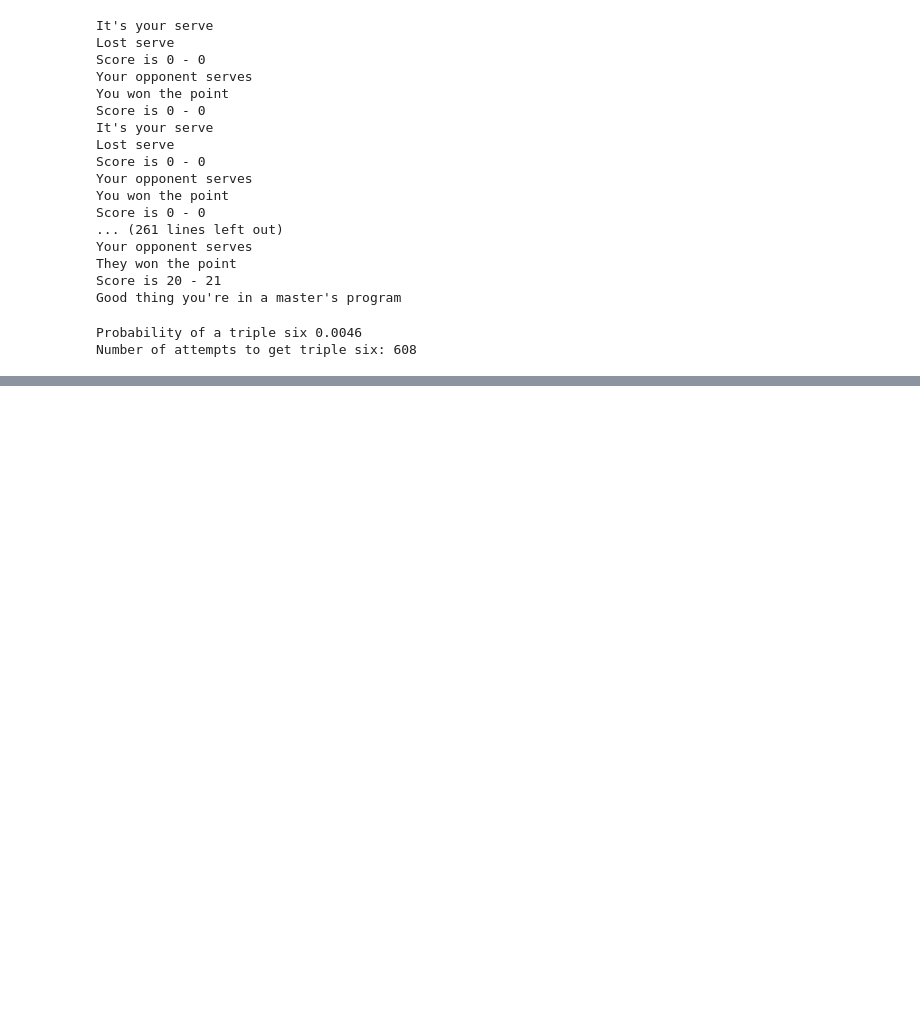
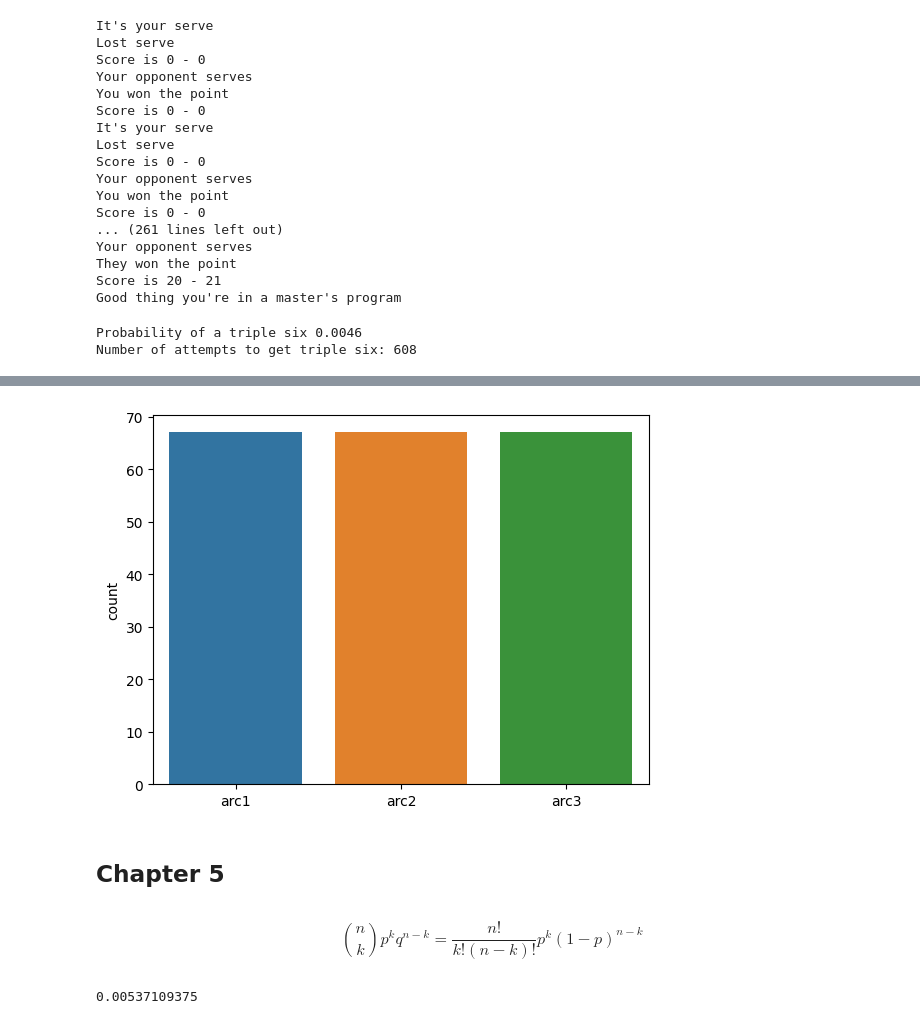
Before and after one commit to kevinhav/DATA605_discussion, a Jupyter notebook: week_5.ipynb, the cells around one changed output, grey strips where cells are left out. Saved outputs shown, nothing was run; the diff lists cells and outputs as text; code cells hidden in the pictures; blank space fills up the shorter version.

```diff
--- a/week_5.ipynb
+++ b/week_5.ipynb
@@ -186,0 +202,65 @@ TypeError: 'set' object is not subscriptable
+# %%
+# Exercise 1
+
+import math
+
+def exercise_2_1(n):
+
+    # This is one way to do it but not sure if it's a great way!
+    # Divide unit circle into arcs of 1/2, 1/3, 1/6
+    unit_circle_circumf = 2 * math.pi * 1 # unit circle, so radius of 1
+
+    # Do I even need this? Can I not say that it is simply just a .5, .33, and .1667 chance respectively?
+    # arc1 = (1/2) * unit_circle_circumf
+    # arc2 = (1/3) * unit_circle_circumf
+    # arc3 = (1/6) * unit_circle_circumf
+
+    arc1 = 0.5
+    arc2 = arc1 + 0.33   # Add each arc to each other to complete the circle
+    arc3 = arc2 + 0.167
+
+    results = {'arc1':[],
+               'arc2':[],
+               'arc3':[]}
+
+     # Simulate a spin between 0 and 1
+    for i in range(n):
+
+        x = random.random()
+
+        # Track results
+        if 0 < x <= arc2:
+            results['arc1'].append(1)
+        elif arc1 < x <= arc3:
+            results['arc2'].append(1)
+        else:
+            results['arc3'].append(1)
+
+    sns.countplot(results)
+
+exercise_2_1(100)
+# %% [output]
+[figure, added]
+# %% [markdown]
+## Chapter 5
+# %% [markdown]
+$$
+\binom{n}kp^kq^{n-k} = \frac{n!}{k!(n-k)!}p^k(1-p)^{n-k}
+$$
+# %%
+# binomial distribution simulation
+import math
+
+def binomial_dist(n):
+
+    p = .5
+    q = .5
+    k = 10
+
+    n_choose_k = math.factorial(n) / (math.factorial(k) * (math.factorial(n - k)))
+
+    print(n_choose_k * p**k * q**(n-k))
+
+binomial_dist()
+# %% [output]
+0.00537109375
```
Also changed, not shown: parts of 5 cells of this notebook, 5 other files.
